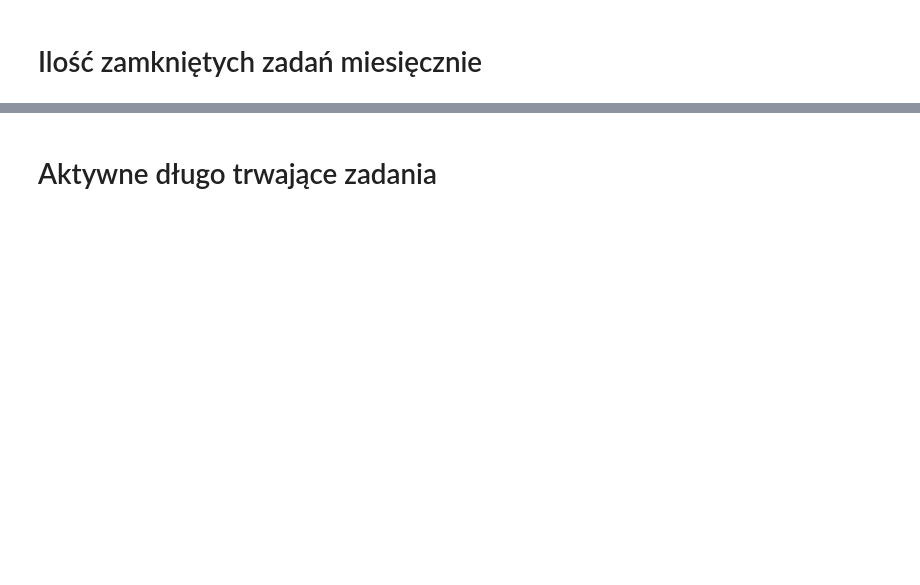
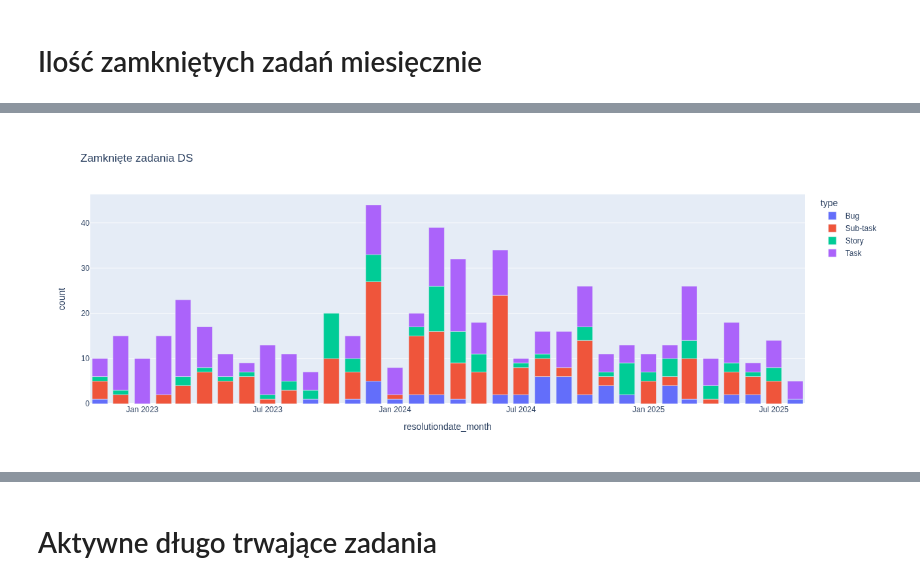
Before and after one commit to daniellas/oda, a Jupyter notebook: notebooks/overview.ipynb, the cells around one changed output, grey strips where cells are left out. Cells and saved outputs as stored; diff of their text form; code cells hidden in the pictures; blank space fills up the shorter version.

```diff
--- a/notebooks/overview.ipynb
+++ b/notebooks/overview.ipynb
@@ -31,0 +49,10 @@ px.bar(issues_completed_by_month.toPandas(),x='resolutiondate_month',y='count',c
+# %%
+px.bar(
+    issues_completed_by_month.where(f.col('project')=='DE').toPandas(),
+    x='resolutiondate_month',
+    y='count',
+    color='type',
+    title='Zamknięte zadania DS',
+    height=500)
+# %% [output]
+[figure, added]
```
Also changed, not shown: parts of 13 cells of this notebook, 15 other files.
